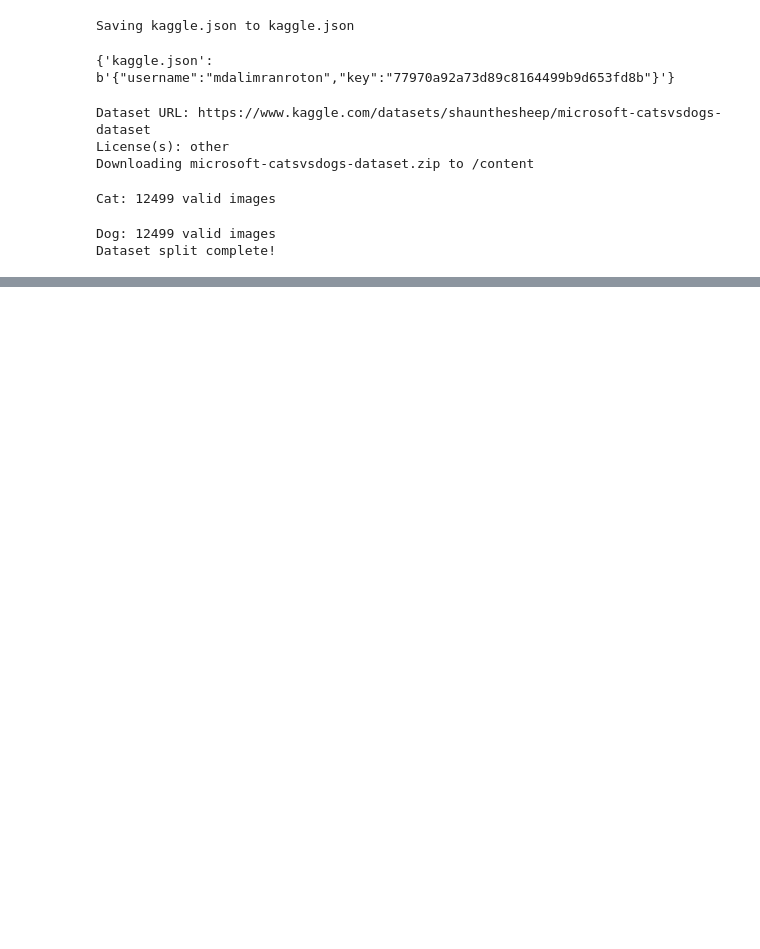
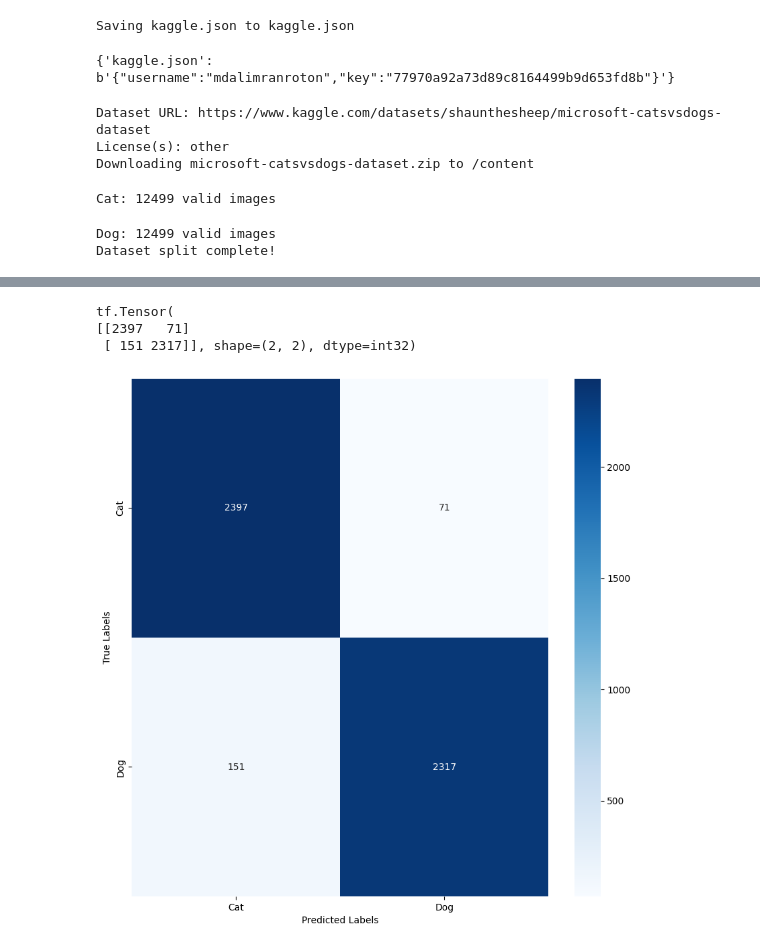
Before and after one commit to rotoncsedu/Computer-Vision, a Jupyter notebook: Fine_Tuning_of_VGG16.ipynb, the cells around one changed output, grey strips where cells are left out. Drawn from its saved outputs; the diff is of its cells as text; code cells hidden in the pictures; blank space fills up the shorter version.

Commit message:
With confusion matrix

```diff
--- a/Fine_Tuning_of_VGG16.ipynb
+++ b/Fine_Tuning_of_VGG16.ipynb
@@ -320,0 +345,7 @@ plt.show()
+# %%
+predicted = []
+labels = []
+
+for images, label in val_ds.ignore_errors():
+    predicted.append((model(images)))
+    labels.append(label.numpy())
@@ -320,0 +360,35 @@ plt.show()
+# %%
+import matplotlib.pyplot as plt
+import numpy as np
+import tensorflow as tf
+import seaborn as sns
+
+# Assuming class_names is available from previous cells
+# class_names = test_ds.class_names or defined elsewhere if needed.
+# For this example, let's ensure it's available, assuming it refers to the class_names from test_ds.
+# If class_names is not available in global scope, uncomment the line below
+# class_names = ['Cat', 'Dog'] # Or load from test_ds if it's in scope
+
+# Concatenate all true labels into a single NumPy array
+# 'labels' is already a list of 1D arrays of class indices, so argmax is not needed.
+true_class_indices = np.concatenate(labels, axis=0)
+
+# Concatenate all predicted probability tensors into a single TensorFlow tensor
+all_predicted_probabilities = tf.concat(predicted, axis=0)
+
+# Get the predicted class indices by rounding probabilities and casting to int
+predicted_class_indices = tf.cast(tf.squeeze(tf.round(all_predicted_probabilities)), dtype=tf.int32)
+
+# Compute the confusion matrix using the 1D arrays of class indices
+cm = tf.math.confusion_matrix(true_class_indices, predicted_class_indices)
+print(cm)
+plt.figure(figsize=(10, 10))
+sns.heatmap(cm, annot=True, fmt='d', cmap='Blues', xticklabels=class_names, yticklabels=class_names)
+plt.xlabel('Predicted Labels')
+plt.ylabel('True Labels')
+plt.show()
+# %% [output]
+tf.Tensor(
+[[2397   71]
+ [ 151 2317]], shape=(2, 2), dtype=int32)
+[figure, added]
```
Also changed, not shown: parts of 10 cells of this notebook.
